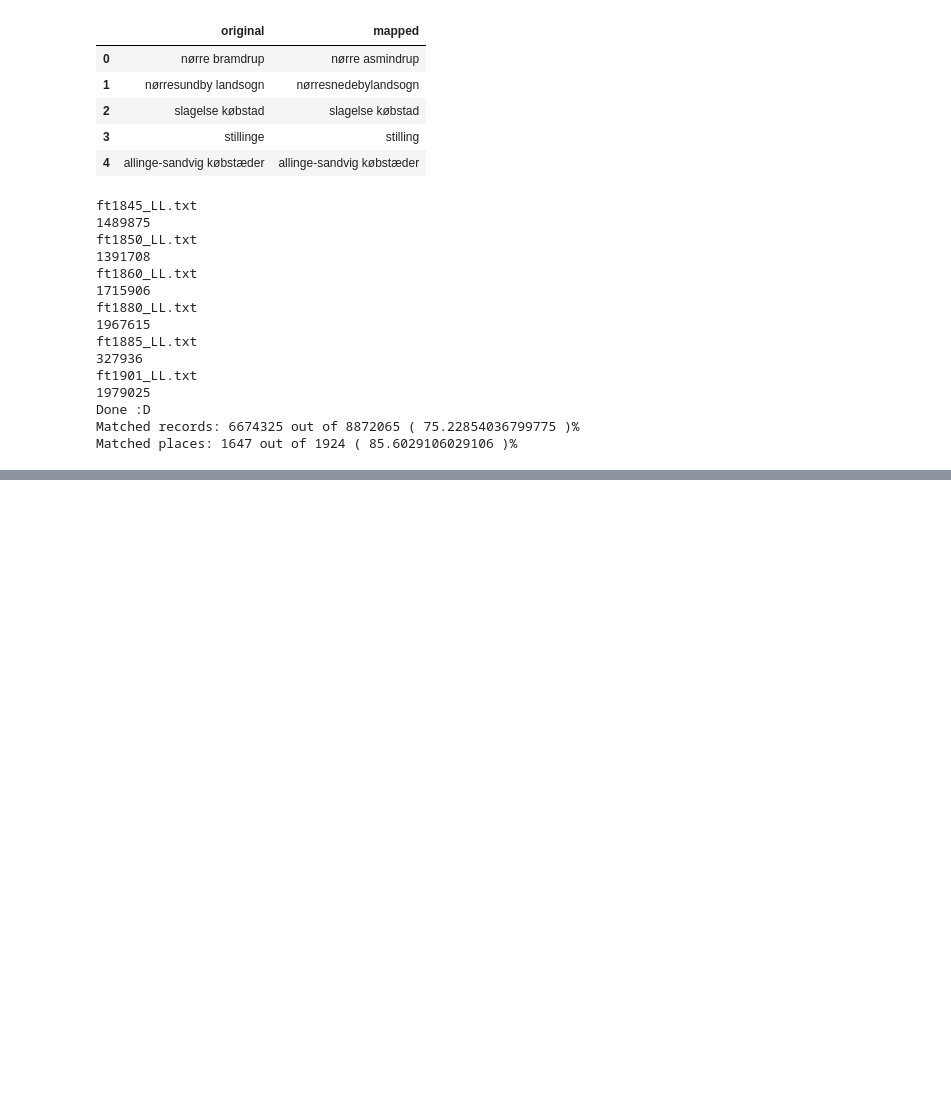
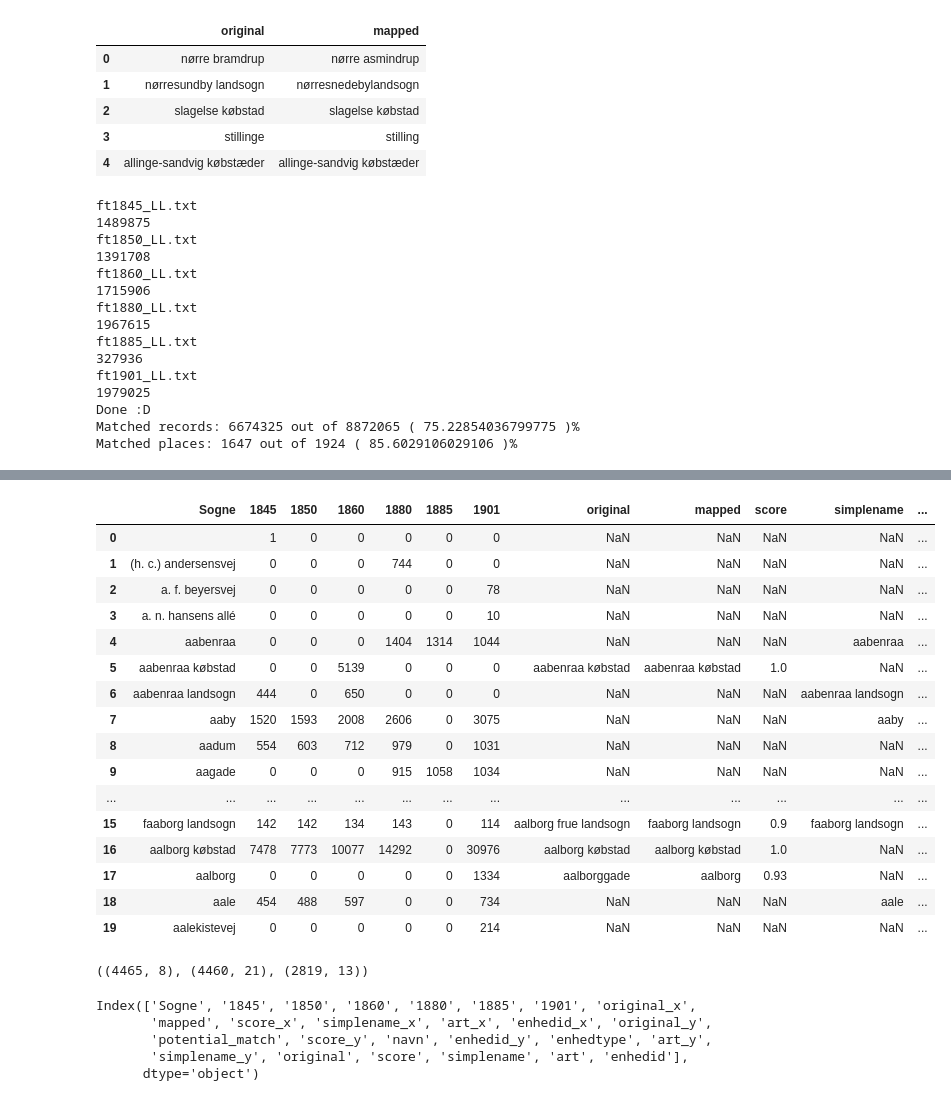
Before and after one commit to link-lives/city-standardization, a Jupyter notebook: city_unification.ipynb, the cells around one changed output, grey strips where cells are left out. Drawn from its saved outputs; the diff is of its cells as text; code cells hidden in the pictures; blank space fills up the shorter version.

```diff
--- a/city_unification.ipynb
+++ b/city_unification.ipynb
@@ -488,0 +564,4 @@ concatenate.head(15)
+# %%
+#Read everything and now do the counting outside (not the best... would be better to count inside the loop)
+dfc = df.groupby(['Sogne','year']).size().reset_index(name='counts')
+dfc.head()
@@ -488,0 +575,55 @@ concatenate.head(15)
+# %%
+THRESHOLD = 0.9
+
+#One row per city
+a = dfc.rename(columns={'year':'id'}).pivot(index='Sogne', columns='id', values='counts').reset_index().fillna(0).astype(int, errors='ignore')
+
+#Performing the matching for mapped places
+dfmap = pd.read_csv(_path+'../out/mapping.tsv', sep = '\t', dtype=str, names=['original','mapped', 'score'], skiprows=1)
+dfmap =  dfmap[dfmap.score.astype(float) >= THRESHOLD]
+
+df = a.merge(dfmap, left_on='Sogne', right_on='original', how='left')
+df.loc[~df.mapped.isna(), 'Sogne'] = df.loc[~df.mapped.isna(), 'mapped']
+
+# Focusing on Sogn that match the Sogn list in DigDag
+df = df.merge(dd[dd.art=='sogn'][['simplename', 'art','enhedid']], left_on='Sogne', right_on='simplename', how='left')
+df.loc[~df.simplename.isna(), 'Sogne'] = df.loc[~df.simplename.isna(), 'simplename']
+
+df.head(20)
+# %% [output]
+|  | Sogne | 1845 | 1850 | 1860 | 1880 | 1885 | 1901 | original | mapped | score | simplename | ... |
+| 0 |  | 1 | 0 | 0 | 0 | 0 | 0 | NaN | NaN | NaN | NaN | ... |
+| 1 | (h. c.) andersensvej | 0 | 0 | 0 | 744 | 0 | 0 | NaN | NaN | NaN | NaN | ... |
+| 2 | a. f. beyersvej | 0 | 0 | 0 | 0 | 0 | 78 | NaN | NaN | NaN | NaN | ... |
+| 3 | a. n. hansens allé | 0 | 0 | 0 | 0 | 0 | 10 | NaN | NaN | NaN | NaN | ... |
+| 4 | aabenraa | 0 | 0 | 0 | 1404 | 1314 | 1044 | NaN | NaN | NaN | aabenraa | ... |
+| 5 | aabenraa købstad | 0 | 0 | 5139 | 0 | 0 | 0 | aabenraa købstad | aabenraa købstad | 1.0 | NaN | ... |
+| 6 | aabenraa landsogn | 444 | 0 | 650 | 0 | 0 | 0 | NaN | NaN | NaN | aabenraa landsogn | ... |
+| 7 | aaby | 1520 | 1593 | 2008 | 2606 | 0 | 3075 | NaN | NaN | NaN | aaby | ... |
+| 8 | aadum | 554 | 603 | 712 | 979 | 0 | 1031 | NaN | NaN | NaN | NaN | ... |
+| 9 | aagade | 0 | 0 | 0 | 915 | 1058 | 1034 | NaN | NaN | NaN | NaN | ... |
+| ... | ... | ... | ... | ... | ... | ... | ... | ... | ... | ... | ... | ... |
+| 15 | faaborg landsogn | 142 | 142 | 134 | 143 | 0 | 114 | aalborg frue landsogn | faaborg landsogn | 0.9 | faaborg landsogn | ... |
+| 16 | aalborg købstad | 7478 | 7773 | 10077 | 14292 | 0 | 30976 | aalborg købstad | aalborg købstad | 1.0 | NaN | ... |
+| 17 | aalborg | 0 | 0 | 0 | 0 | 0 | 1334 | aalborggade | aalborg | 0.93 | NaN | ... |
+| 18 | aale | 454 | 488 | 597 | 0 | 0 | 734 | NaN | NaN | NaN | aale | ... |
+| 19 | aalekistevej | 0 | 0 | 0 | 0 | 0 | 214 | NaN | NaN | NaN | NaN | ... |
+# %%
+#Get counts for the possible matches
+
+#Getting the original ids and stuff
+tm = concatenate.merge(dd.drop_duplicates('simplename', keep='first'), left_on='potential_match', right_on='simplename')
+tm[['original','potential_match','score','navn','enhedid','art']]
+
+w = df.merge(tm, left_on='Sogne', right_on='original')
+tm.shape, w.shape, df.shape
+# %% [output]
+((4465, 8), (4460, 21), (2819, 13))
+# %%
+w.columns
+# %% [output]
+Index(['Sogne', '1845', '1850', '1860', '1880', '1885', '1901', 'original_x',
+       'mapped', 'score_x', 'simplename_x', 'art_x', 'enhedid_x', 'original_y',
+       'potential_match', 'score_y', 'navn', 'enhedid_y', 'enhedtype', 'art_y',
+       'simplename_y', 'original', 'score', 'simplename', 'art', 'enhedid'],
+      dtype='object')
```
Also changed, not shown: parts of 15 cells of this notebook.
